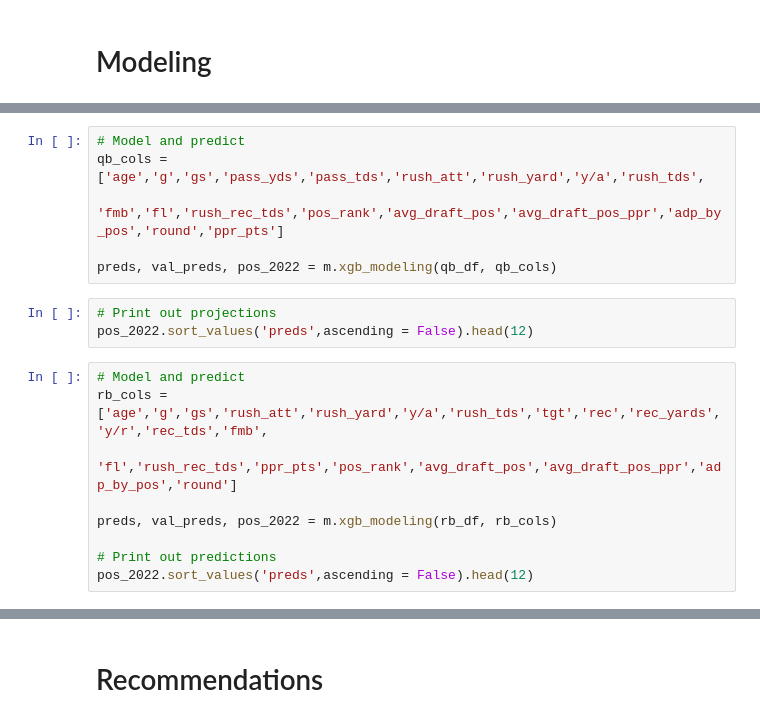
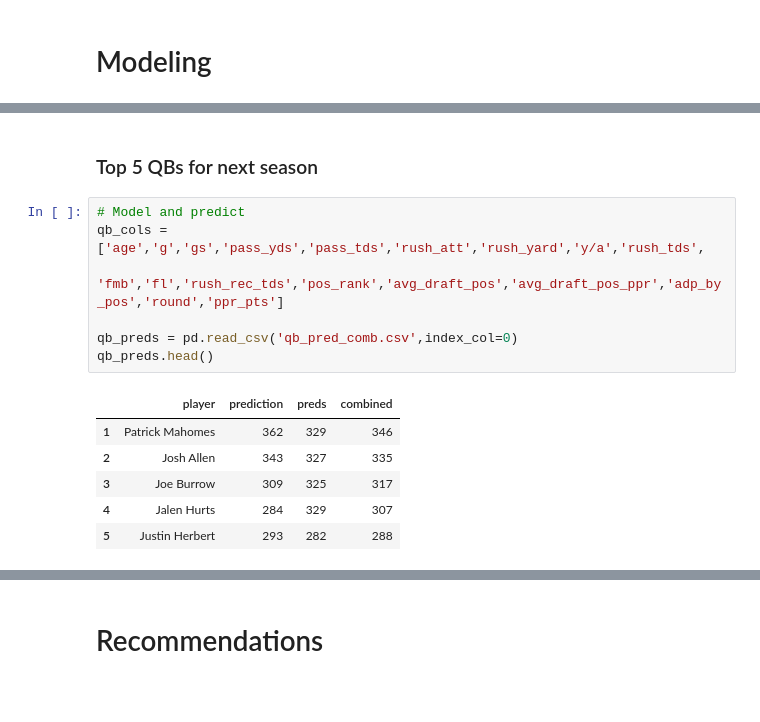
Before and after one commit to ffb-optimal-draft/ffb-draft-strategy, a Jupyter notebook: final_notebook.ipynb, the cells around one changed output, grey strips where cells are left out. Cells and saved outputs as stored; diff of their text form; blank space fills up the shorter version.

```diff
--- a/final_notebook.ipynb
+++ b/final_notebook.ipynb
@@ -154,18 +154,16 @@ KeyError: 'int'
+# %% [markdown]
+### Top 5 QBs for next season
 # %%
 # Model and predict
 qb_cols = ['age','g','gs','pass_yds','pass_tds','rush_att','rush_yard','y/a','rush_tds',
            'fmb','fl','rush_rec_tds','pos_rank','avg_draft_pos','avg_draft_pos_ppr','adp_by_pos','round','ppr_pts']
 
-preds, val_preds, pos_2022 = m.xgb_modeling(qb_df, qb_cols)
+qb_preds = pd.read_csv('qb_pred_comb.csv',index_col=0)
+qb_preds.head()
+# %% [output]
+|  | player | prediction | preds | combined |
+| 1 | Patrick Mahomes | 362 | 329 | 346 |
+| 2 | Josh Allen | 343 | 327 | 335 |
+| 3 | Joe Burrow | 309 | 325 | 317 |
+| 4 | Jalen Hurts | 284 | 329 | 307 |
+| 5 | Justin Herbert | 293 | 282 | 288 |
-# %%
-# Print out projections
-pos_2022.sort_values('preds',ascending = False).head(12)
-# %%
-# Model and predict
-rb_cols = ['age','g','gs','rush_att','rush_yard','y/a','rush_tds','tgt','rec','rec_yards','y/r','rec_tds','fmb',
-           'fl','rush_rec_tds','ppr_pts','pos_rank','avg_draft_pos','avg_draft_pos_ppr','adp_by_pos','round']
-
-preds, val_preds, pos_2022 = m.xgb_modeling(rb_df, rb_cols)
-
-# Print out predictions
-pos_2022.sort_values('preds',ascending = False).head(12)
```
Also changed, not shown: parts of 12 cells of this notebook, 1 other file.
